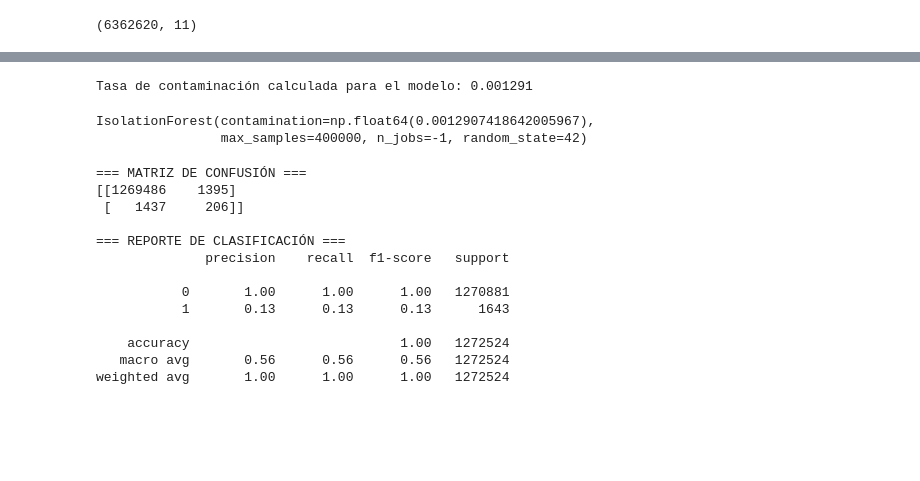
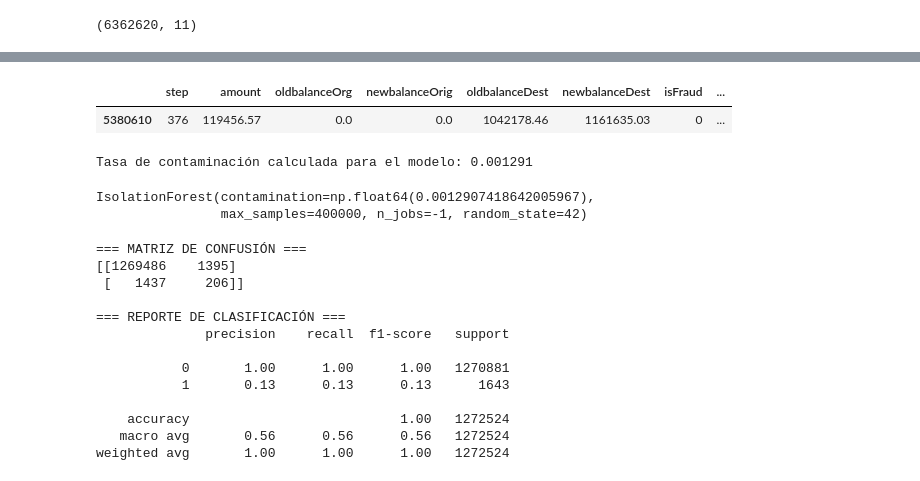
Before and after one commit to MaximoVeron/tp_final_py_veron_garrido_aguero, a Jupyter notebook: model/iforest.ipynb, the cells around one changed output, grey strips where cells are left out. Cells and saved outputs as stored; diff of their text form; code cells hidden in the pictures; blank space fills up the shorter version.

```diff
--- a/model/iforest.ipynb
+++ b/model/iforest.ipynb
@@ -15,4 +37,10 @@ df.shape
 # %%
-df = df.drop(columns=["nameOrig","nameDest"])
-df = pd.get_dummies(df,columns=["type"], dtype=int)
+df_mod = df[df['type'].isin(['TRANSFER', 'CASH_OUT'])].copy()
+df_mod = df_mod.drop(["nameOrig","nameDest"], axis=1)
+df_mod = pd.get_dummies(df_mod,columns=["type"], dtype=int)
+# %%
+df_mod.sample(1)
+# %% [output]
+|  | step | amount | oldbalanceOrg | newbalanceOrig | oldbalanceDest | newbalanceDest | isFraud | ... |
+| 5380610 | 376 | 119456.57 | 0.0 | 0.0 | 1042178.46 | 1161635.03 | 0 | ... |
 # %%
```
Also changed, not shown: parts of 3 cells of this notebook.
